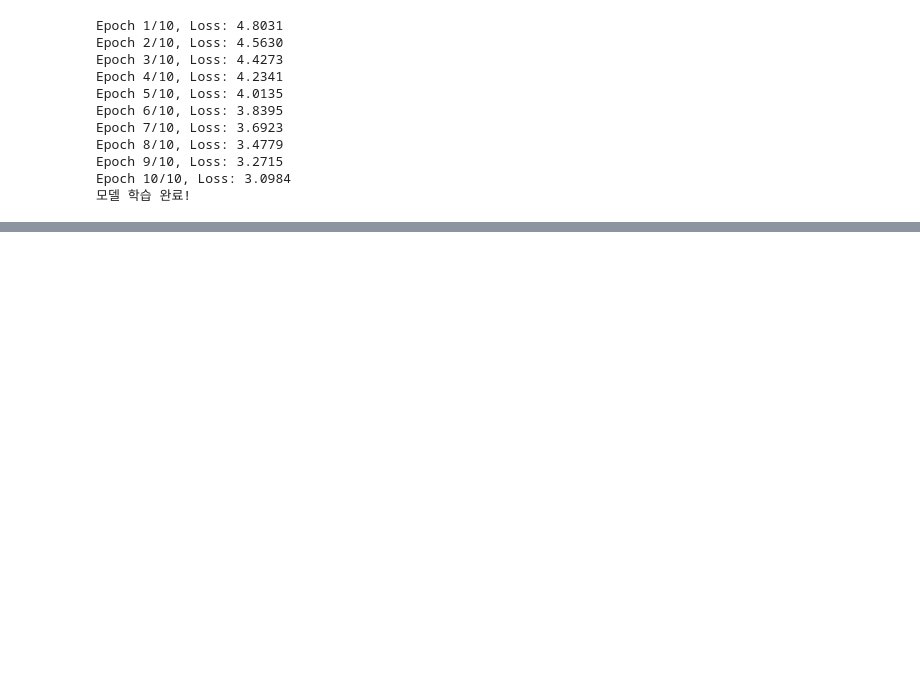
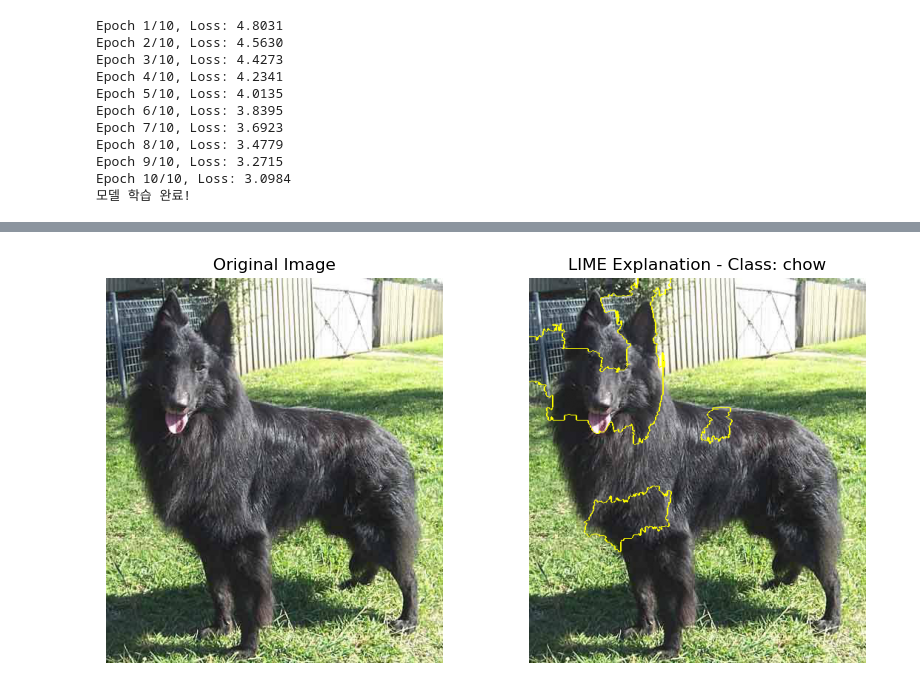
Before and after one commit to gnorm25/module03, a Jupyter notebook: totoro.ipynb, the cells around one changed output, grey strips where cells are left out. Cells and saved outputs as stored; diff of their text form; code cells hidden in the pictures; blank space fills up the shorter version.

```diff
--- a/totoro.ipynb
+++ b/totoro.ipynb
@@ -569,0 +751,20 @@ RuntimeError: Expected 3D (unbatched) or 4D (batched) input to conv2d, but got i
+# %%
+# 저장된 모델 불러오기
+model.load_state_dict(torch.load('best_model.pth'))
+model.eval()
+
+# 예측 결과 저장 리스트
+predictions = []
+image_ids = []
+
+# 예측 수행
+with torch.no_grad():
+    for inputs, img_ids in test_loader:
+        inputs = inputs.to(device)
+        outputs = model(inputs)
+
+        # 소프트맥스 확률 계산
+        probs = F.softmax(outputs, dim=1).cpu().numpy()
+
+        predictions.extend(probs)
+        image_ids.extend(img_ids)
@@ -569,0 +796,50 @@ RuntimeError: Expected 3D (unbatched) or 4D (batched) input to conv2d, but got i
+# %%
+import lime
+from lime import lime_image
+import numpy as np
+import matplotlib.pyplot as plt
+from skimage.segmentation import mark_boundaries
+
+# LIME 설명 생성기
+explainer = lime_image.LimeImageExplainer()
+
+# 모델 예측 함수 정의 (LIME에서 모델의 예측을 요구함)
+def predict_function(images):
+    images = torch.stack([transform(Image.fromarray(img)) for img in images]).to(device)
+    outputs = model(images)
+    return F.softmax(outputs, dim=1).cpu().detach().numpy()
+
+# 이미지 설명 함수
+def explain_image(image_path, model, class_names):
+    # 이미지 로드 및 변환
+    image = Image.open(image_path).convert('RGB')
+    image_np = np.array(image)
+
+    # LIME을 사용한 설명 생성
+    explanation = explainer.explain_instance(image_np, predict_function, top_labels=5, hide_color=0, num_samples=1000)
+
+    # 예측된 클래스에 대한 설명 시각화
+    temp, mask = explanation.get_image_and_mask(explanation.top_labels[0], positive_only=True, num_features=10, hide_rest=False)
+    img_boundary = mark_boundaries(temp / 255.0, mask)
+
+    # 원본 이미지와 LIME 결과 시각화
+    plt.figure(figsize=(10, 5))
+    plt.subplot(1, 2, 1)
+    plt.imshow(image_np)
+    plt.title('Original Image')
+    plt.axis('off')
+
+    plt.subplot(1, 2, 2)
+    plt.imshow(img_boundary)
+    plt.title(f'LIME Explanation - Class: {class_names[explanation.top_labels[0]]}')
+    plt.axis('off')
+
+    plt.show()
+
+# 테스트 이미지 예시 경로
+test_image_path = 'test/ffd3ce0566df4be8049c767a329faaf7.jpg'  # 테스트 이미지 경로를 설정하세요
+
+# LIME 설명 시각화 실행
+explain_image(test_image_path, model, class_names)
+# %% [output]
+[figure, added]
```
Also changed, not shown: parts of 12 cells of this notebook.
